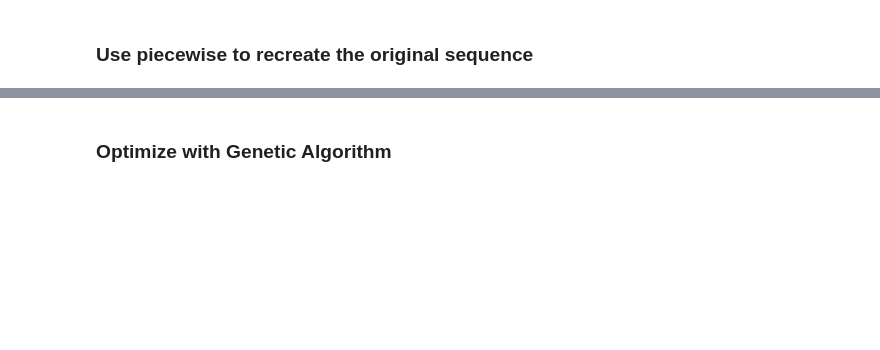
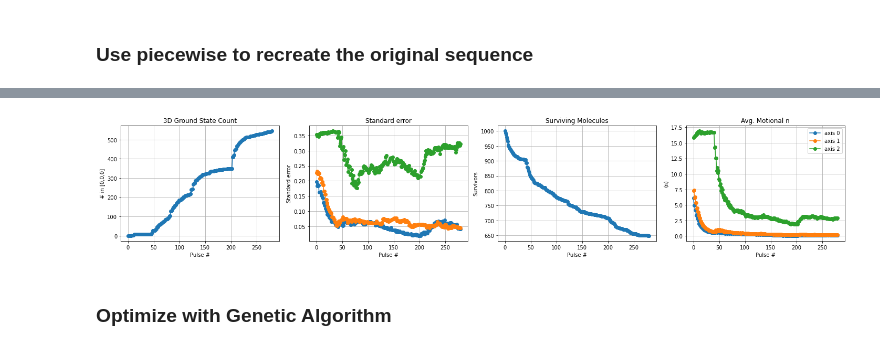
Before and after one commit to lyuqinshu/Raman_sideband_cooling, a Jupyter notebook: Optimize_sequence.ipynb, the cells around one changed output, grey strips where cells are left out. Cells and saved outputs as stored; diff of their text form; code cells hidden in the pictures; blank space fills up the shorter version.

```diff
--- a/Optimize_sequence.ipynb
+++ b/Optimize_sequence.ipynb
@@ -86,2 +43,6 @@ _, _, _ = RSC_functions.plot_n_distribution(mol_list)
+# %%
+RSC_functions.plot_time_sequence_data(n_bar, num_survive, ground_state_count, sem)
+# %% [output]
+[figure, added]
 # %% [markdown]
 ### Optimize with Genetic Algorithm
```
Also changed, not shown: parts of 47 cells of this notebook, 6 other files.
